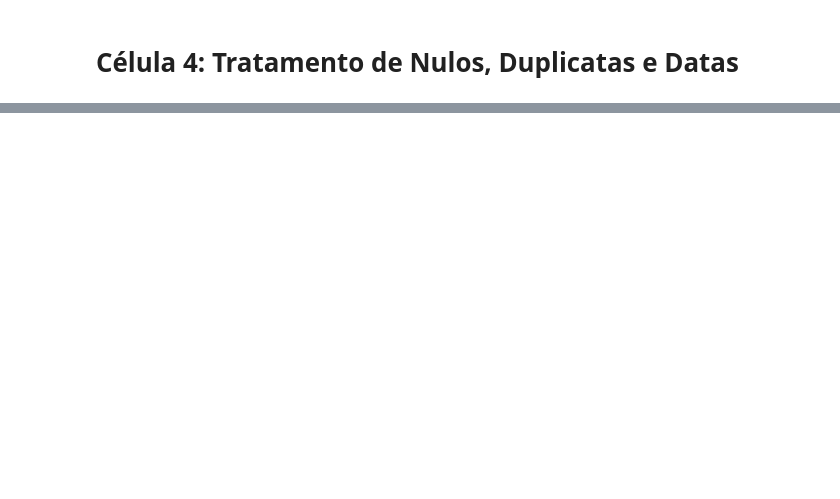
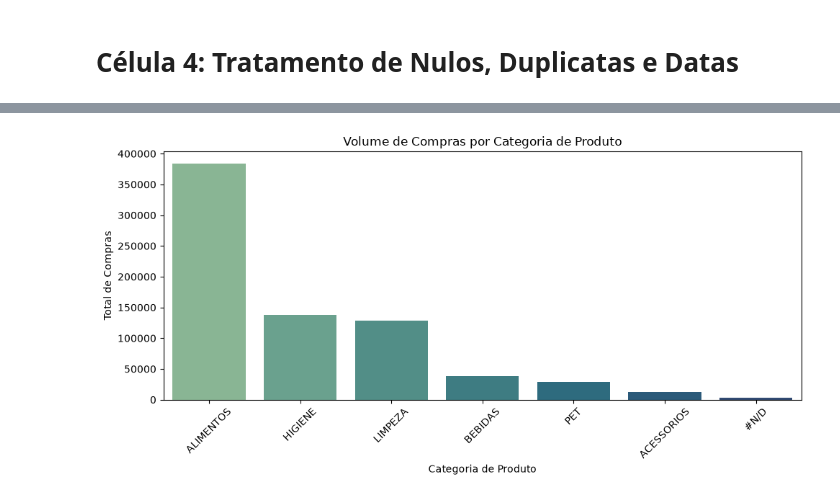
Before and after one commit to gatsumoto/sctec.tad, a Jupyter notebook: miniprojeto/analise.varejo.ipynb, the cells around one changed output, grey strips where cells are left out. Cells and saved outputs as stored; diff of their text form; code cells hidden in the pictures; blank space fills up the shorter version.

```diff
--- a/miniprojeto/analise.varejo.ipynb
+++ b/miniprojeto/analise.varejo.ipynb
@@ -190,0 +198,99 @@ None
+# %%
+# %%
+# Sprint 4: Estatística descritiva, agrupamentos e visualizações gráficas
+
+# 1. Estatísticas descritivas básicas da coluna "Número de filhos dos clientes" (CL_FHL)
+if "CL_FHL" in df_varejo.columns:
+    estatisticas_filhos = {
+        "Média": df_varejo["CL_FHL"].mean(),
+        "Mediana": df_varejo["CL_FHL"].median(),
+        "Desvio Padrão": df_varejo["CL_FHL"].std(),
+        "Mínimo": df_varejo["CL_FHL"].min(),
+        "Máximo": df_varejo["CL_FHL"].max(),
+        "1º Quartil (25%)": df_varejo["CL_FHL"].quantile(0.25),
+        "3º Quartil (75%)": df_varejo["CL_FHL"].quantile(0.75),
+    }
+
+    print("==================================================")
+    print("     ESTATÍSTICAS BÁSICAS: NÚMERO DE FILHOS (CL_FHL) ")
+    print("==================================================")
+    for parametro, valor in estatisticas_filhos.items():
+        print(
+            f"{parametro.ljust(20)}: {valor:.2f}"
+            if isinstance(valor, float)
+            else f"{parametro.ljust(20)}: {valor}"
+        )
+    print("==================================================\n")
+
+# 2. Padrão de Agrupamento 1: Quem compra mais? (Top Clientes)
+if all(col in df_varejo.columns for col in ["CL_ID", "CO_ID"]):
+    top_clientes = (
+        df_varejo.groupby("CL_ID")["CO_ID"]
+        .count()
+        .reset_index(name="TOTAL_COMPRAS")
+        .sort_values(by="TOTAL_COMPRAS", ascending=False)
+        .head(5)
+    )
+    print("--- Padrão de Agrupamento 1: Top 5 Clientes que Mais Compram ---")
+    display(top_clientes)
+
+# 3. Padrão de Agrupamento 2: Quais categorias vendem mais? (Volume por Categoria)
+if all(col in df_varejo.columns for col in ["PR_CAT", "CO_ID"]):
+    agrupamento_categoria = (
+        df_varejo.groupby("PR_CAT")["CO_ID"]
+        .count()
+        .reset_index(name="TOTAL_COMPRAS")
+        .sort_values(by="TOTAL_COMPRAS", ascending=False)
+    )
+    print("\n--- Padrão de Agrupamento 2: Volume de Compras por Categoria ---")
+    display(agrupamento_categoria)
+
+    # Visualização Gráfica do Agrupamento 2
+    plt.figure(figsize=(10, 5))
+    sns.barplot(
+        data=agrupamento_categoria,
+        x="PR_CAT",
+        y="TOTAL_COMPRAS",
+        hue="PR_CAT",
+        palette="crest",
+        legend=False,
+    )
+    plt.title("Volume de Compras por Categoria de Produto")
+    plt.xlabel("Categoria de Produto")
+    plt.ylabel("Total de Compras")
+    plt.xticks(rotation=45)
+    plt.tight_layout()
+    plt.show()
+
+# 4. Padrão de Agrupamento 3: Como variam as vendas ao longo do tempo?
+# 4. Padrão de Agrupamento 3: Como variam as vendas ao longo do tempo?
+if "DATA" in df_varejo.columns and "CO_ID" in df_varejo.columns:
+    df_temp = df_varejo.dropna(subset=["DATA"]).copy()
+
+    if not df_temp.empty:
+        df_temp.set_index("DATA", inplace=True)
+        # CORREÇÃO AQUI: Trocado "M" por "ME" para compatibilidade com versões novas do Pandas
+        vendas_tempo = df_temp.resample("ME")["CO_ID"].count().reset_index(name="TOTAL_VENDAS")
+
+        print("\n--- Padrão de Agrupamento 3: Variação das Vendas ao Longo do Tempo ---")
+        display(vendas_tempo.head())
+
+        # Visualização Gráfica Temporal
+        plt.figure(figsize=(10, 4))
+        sns.lineplot(
+            data=vendas_tempo,
+            x="DATA",
+            y="TOTAL_VENDAS",
+            marker="o",
+            color="b",
+            linewidth=2
+        )
+        plt.title("Evolução das Vendas ao Longo do Tempo")
+        plt.xlabel("Data")
+        plt.ylabel("Total de Vendas")
+        plt.grid(True, linestyle="--", alpha=0.6)
+        plt.tight_layout()
+        plt.show()
+    else:
+        print("\n--- Padrão de Agrupamento 3: Nenhuma data válida encontrada para a série temporal. ---")
+# %% [output]
@@ -190,0 +325 @@ None
+[figure, added]
```
Also changed, not shown: parts of 6 cells of this notebook.
